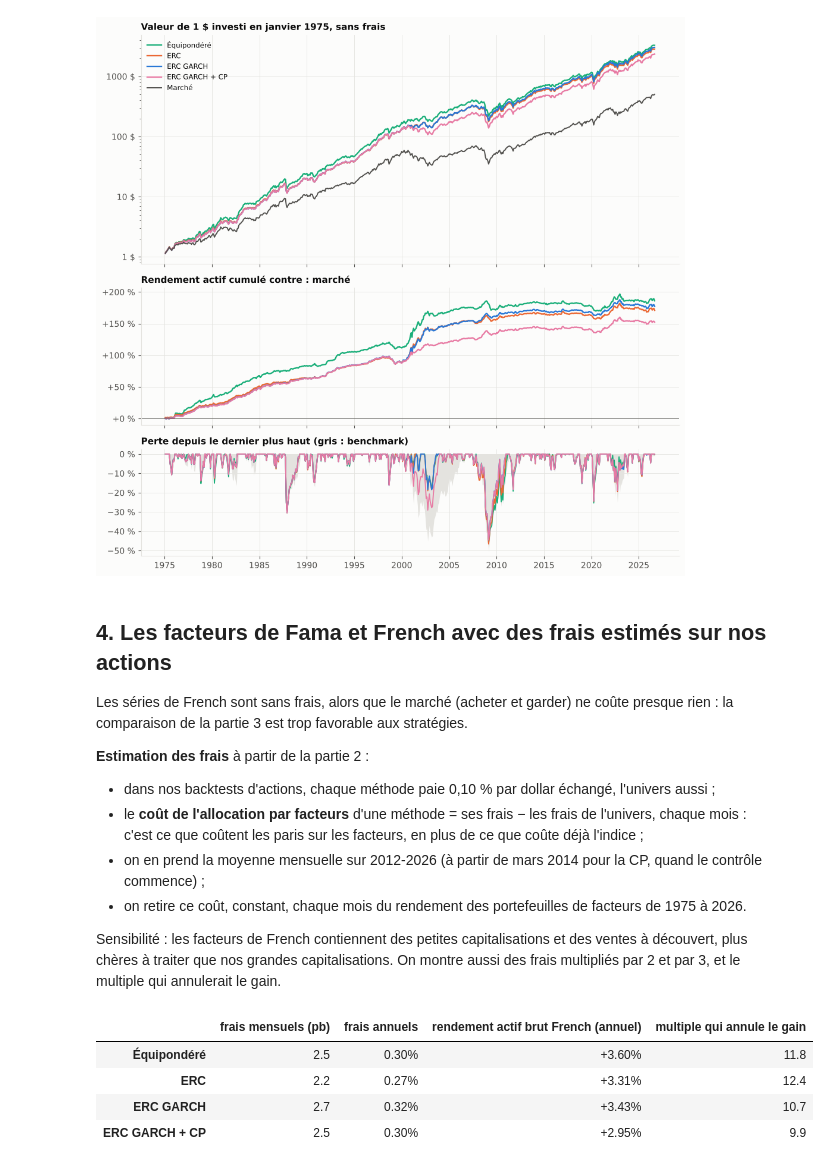
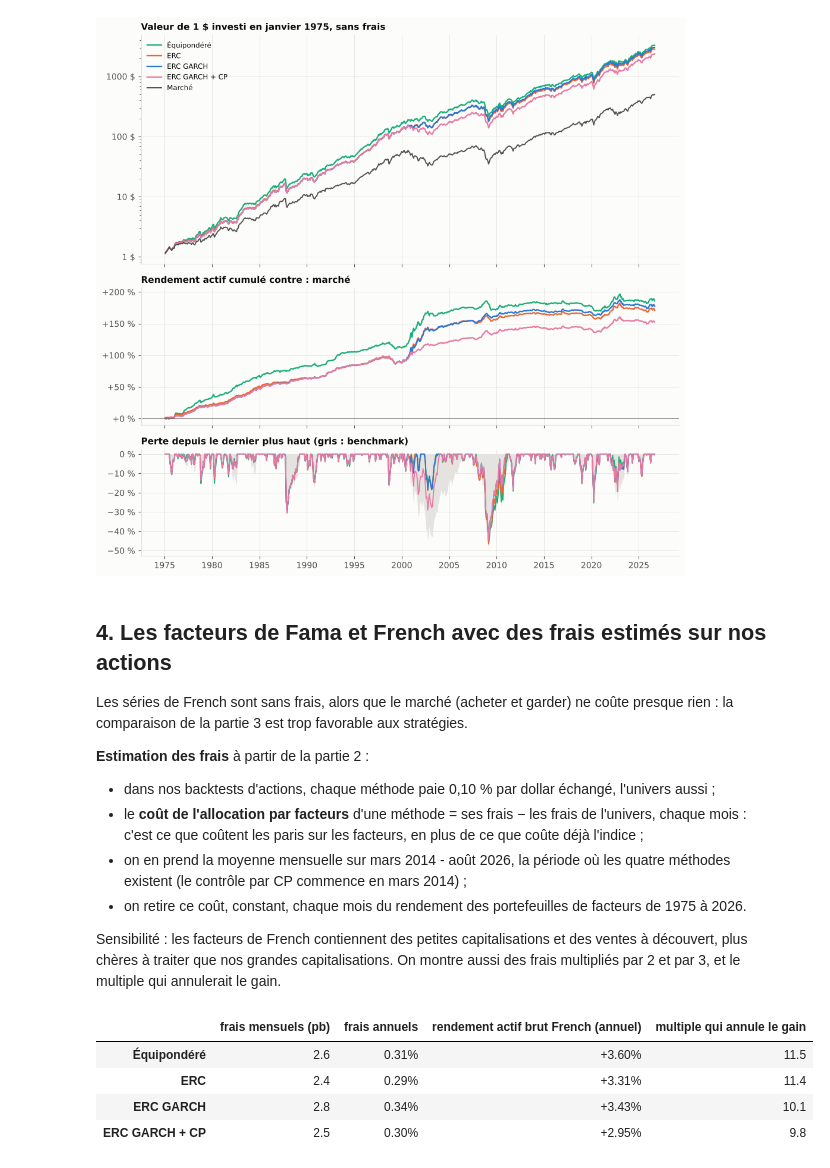
Before and after one commit to Anto279/conformal-factor-allocation, a Jupyter notebook: notebooks/etape12_comparaison_finale.ipynb, the cells around one changed output. Drawn from its saved outputs; the diff is of its cells as text; code cells hidden in the pictures.

```diff
--- a/notebooks/etape12_comparaison_finale.ipynb
+++ b/notebooks/etape12_comparaison_finale.ipynb
@@ -315,8 +315,8 @@ def intervalles(a, sigma, methode, alpha=ALPHA, gamma=GAMMA):
             q = norm.ppf(1 - alpha / 2)
         else:
             n = len(passe)
-            niveau = np.ceil((n + 1) * (1 - alpha_t)) / n
-            q = passe.max() if niveau >= 1 else (0.0 if niveau <= 0 else np.quantile(passe, niveau, method="higher"))
+            rang = int(np.ceil((n + 1) * (1 - alpha_t)))
+            q = passe.max() if rang > n else (0.0 if rang <= 0 else np.sort(passe.values)[rang - 1])
         dehors = bool(score[m] > q)
         sortie[m] = {"q": q, "borne": q * sigma[m], "dehors": dehors, "alpha": alpha_t}
         if methode == "aci":
@@ -561,25 +591,25 @@ Les séries de French sont sans frais, alors que le marché (acheter et garder)
 **Estimation des frais** à partir de la partie 2 :
 - dans nos backtests d'actions, chaque méthode paie 0,10 % par dollar échangé, l'univers aussi ;
 - le **coût de l'allocation par facteurs** d'une méthode = ses frais − les frais de l'univers, chaque mois : c'est ce que coûtent les paris sur les facteurs, en plus de ce que coûte déjà l'indice ;
-- on en prend la moyenne mensuelle sur 2012-2026 (à partir de mars 2014 pour la CP, quand le contrôle commence) ;
+- on en prend la moyenne mensuelle sur mars 2014 - août 2026, la période où les quatre méthodes existent (le contrôle par CP commence en mars 2014) ;
 - on retire ce coût, constant, chaque mois du rendement des portefeuilles de facteurs de 1975 à 2026.
 
 Sensibilité : les facteurs de French contiennent des petites capitalisations et des ventes à découvert, plus chères à traiter que nos grandes capitalisations. On montre aussi des frais multipliés par 2 et par 3, et le multiple qui annulerait le gain.
 # %%
 frais_actions = {k: 0.0010 * (methodes[k]["rotation"] - reference["rotation"]).iloc[1:] for k in methodes}
-frais_actions["ERC GARCH + CP"] = frais_actions["ERC GARCH + CP"].loc["2014-03":]
+frais_actions = {k: v.loc["2014-03":] for k, v in frais_actions.items()}
 cout_mensuel = pd.Series({k: v.mean() for k, v in frais_actions.items()})
 pd.DataFrame({"frais mensuels (pb)": 1e4 * cout_mensuel, "frais annuels": 12 * cout_mensuel,
               "rendement actif brut French (annuel)": {k: 12 * actifs_f[k].reindex(per_f).mean() for k in cout_mensuel.index}}
              ).assign(**{"multiple qui annule le gain": lambda x: x["rendement actif brut French (annuel)"] / x["frais annuels"]}
              ).style.format({"frais mensuels (pb)": "{:.1f}", "frais annuels": "{:.2%}",
                              "rendement actif brut French (annuel)": "{:+.2%}", "multiple qui annule le gain": "{:.1f}"})
 # %% [output]
 |  | frais mensuels (pb) | frais annuels | rendement actif brut French (annuel) | multiple qui annule le gain |
-| Équipondéré | 2.5 | 0.30% | +3.60% | 11.8 |
-| ERC | 2.2 | 0.27% | +3.31% | 12.4 |
-| ERC GARCH | 2.7 | 0.32% | +3.43% | 10.7 |
-| ERC GARCH + CP | 2.5 | 0.30% | +2.95% | 9.9 |
+| Équipondéré | 2.6 | 0.31% | +3.60% | 11.5 |
+| ERC | 2.4 | 0.29% | +3.31% | 11.4 |
+| ERC GARCH | 2.8 | 0.34% | +3.43% | 10.1 |
+| ERC GARCH + CP | 2.5 | 0.30% | +2.95% | 9.8 |
 # %%
 nets_fn = {k: nets_f[k] - cout_mensuel[k] for k in actifs_f}
 nets_fn["Marché"] = nets_f["Marché"]
```
Also changed, not shown: parts of 10 cells of this notebook, 12 other files.
